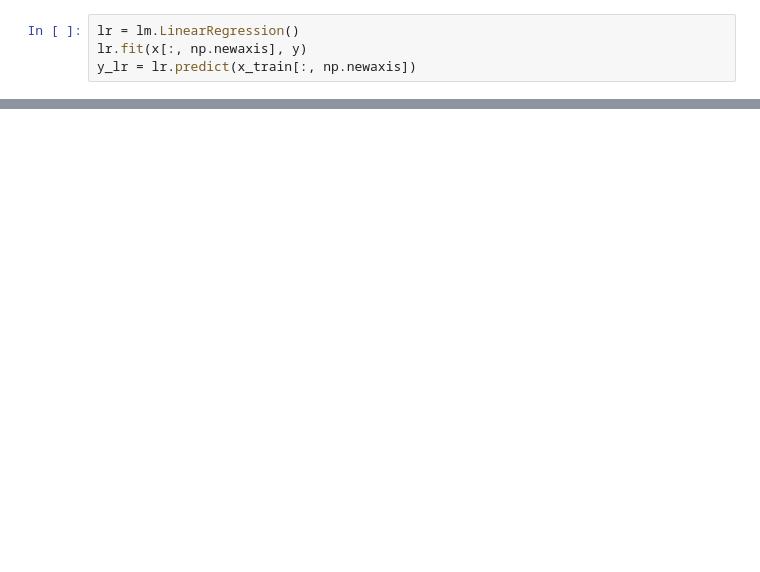
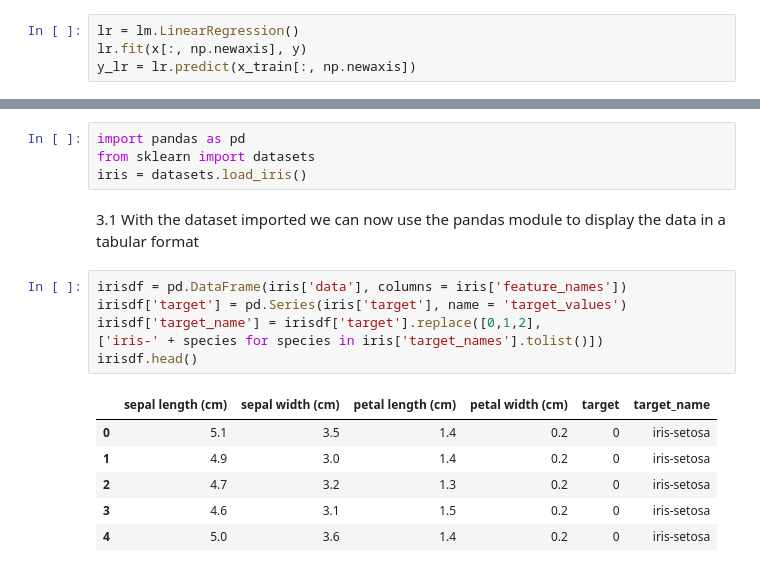
Before and after one commit to ETTyler/AI-Jupyter-Notebook, a Jupyter notebook: coursework.ipynb, the cells around one changed output, grey strips where cells are left out. Drawn from its saved outputs; the diff is of its cells as text; blank space fills up the shorter version.

```diff
--- a/coursework.ipynb
+++ b/coursework.ipynb
@@ -81,0 +109,19 @@ ax.legend(loc=2)
+# %%
+import pandas as pd
+from sklearn import datasets
+iris = datasets.load_iris()
+# %% [markdown]
+3.1 With the dataset imported we can now use the pandas module to display the data in a tabular format
+# %%
+irisdf = pd.DataFrame(iris['data'], columns = iris['feature_names'])
+irisdf['target'] = pd.Series(iris['target'], name = 'target_values')
+irisdf['target_name'] = irisdf['target'].replace([0,1,2],
+['iris-' + species for species in iris['target_names'].tolist()])
+irisdf.head()
+# %% [output]
+|  | sepal length (cm) | sepal width (cm) | petal length (cm) | petal width (cm) | target | target_name |
+| 0 | 5.1 | 3.5 | 1.4 | 0.2 | 0 | iris-setosa |
+| 1 | 4.9 | 3.0 | 1.4 | 0.2 | 0 | iris-setosa |
+| 2 | 4.7 | 3.2 | 1.3 | 0.2 | 0 | iris-setosa |
+| 3 | 4.6 | 3.1 | 1.5 | 0.2 | 0 | iris-setosa |
+| 4 | 5.0 | 3.6 | 1.4 | 0.2 | 0 | iris-setosa |
```
Also changed, not shown: parts of 29 cells of this notebook.
